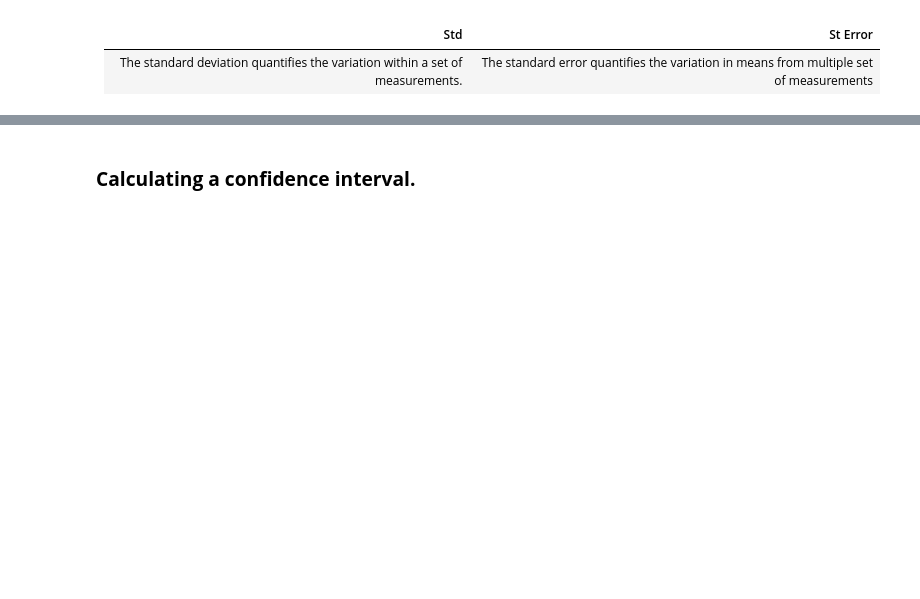
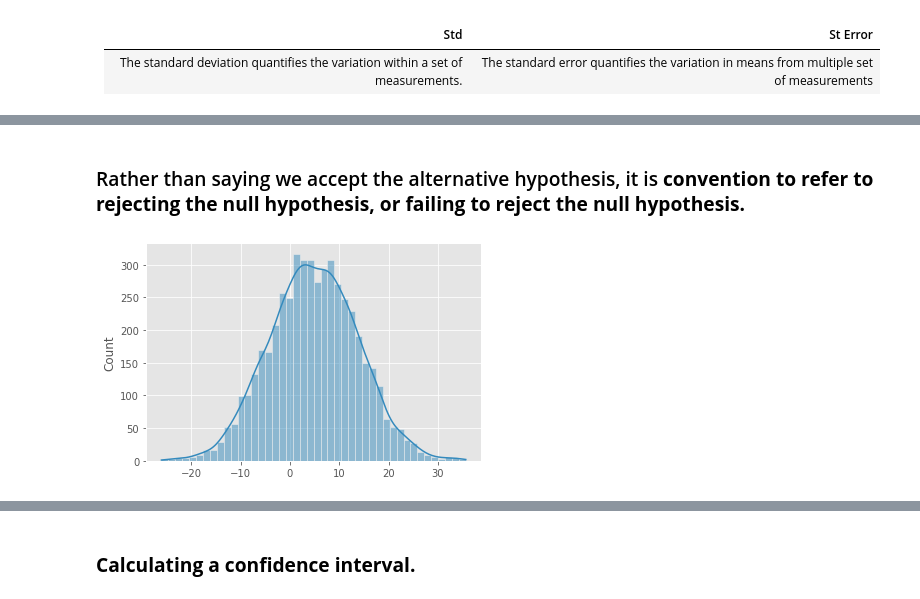
Before and after one commit to Amir-UL-Islam/Machine-Learning-Notebooks, a Jupyter notebook: Statistics/hypo.ipynb, the cells around one changed output, grey strips where cells are left out. Cells and saved outputs as stored; diff of their text form; code cells hidden in the pictures; blank space fills up the shorter version.

```diff
--- a/Statistics/hypo.ipynb
+++ b/Statistics/hypo.ipynb
@@ -108,0 +125,8 @@ print(z_score)
+# %% [markdown]
+### Rather than saying we accept the alternative hypothesis, it is **convention to refer to rejecting the null hypothesis, or failing to reject the null hypothesis.**
+# %%
+samples = sp.stats.norm.rvs(loc=5, scale=3 ** 2, size=5000)
+sns.histplot(samples, kde=True)
+plt.show()
+# %% [output]
+[figure, added]
```
Also changed, not shown: parts of 72 cells of this notebook, 12 other files.
